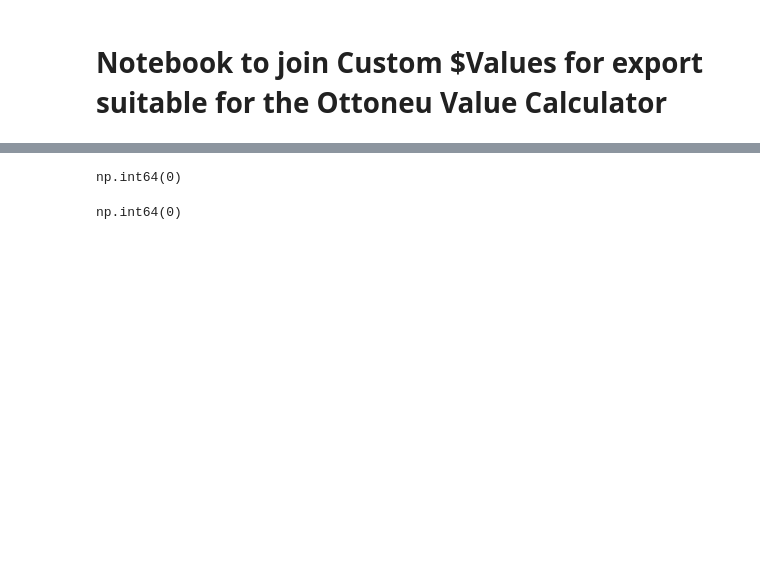
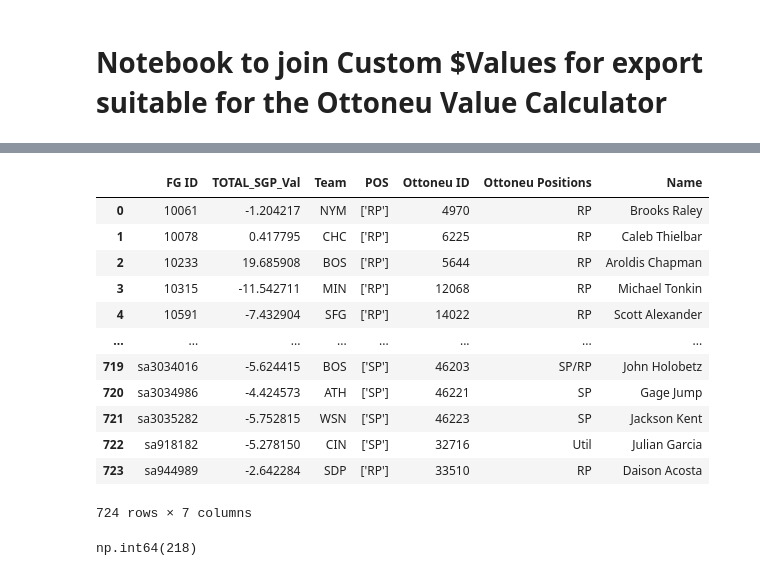
Before and after one commit to chmartin/Ottoneu_Baseball_Projects, a Jupyter notebook: Projection_Exports/Imaginary_Hammers_Ottoneu_Value_calculator.ipynb, the cells around one changed output, grey strips where cells are left out. Drawn from its saved outputs; the diff is of its cells as text; code cells hidden in the pictures; blank space fills up the shorter version.

Commit message:
Add FG Auction Calculator, Vibbot ATC Proj. and updates.

```diff
--- a/Projection_Exports/Imaginary_Hammers_Ottoneu_Value_calculator.ipynb
+++ b/Projection_Exports/Imaginary_Hammers_Ottoneu_Value_calculator.ipynb
@@ -63,0 +49,4 @@ Pitcher_Proj_df.rename(columns={
+# %%
+Player_ID_Map_df['FG ID'] = Player_ID_Map_df['FG ID'].astype(str)
+# %%
+Player_ID_Map_df['FG ID'] = Player_ID_Map_df['FG ID'].fillna(Player_ID_Map_df['FG Minor ID'])
@@ -64 +75,3 @@ Pitcher_Proj_df.rename(columns={
+# %%
+Player_ID_Map_df['FG ID'] = Player_ID_Map_df['FG ID'].str.strip('.0')
 # %%
@@ -66,2 +89,2 @@ Hitter_merge = Hitter_Proj_df[['IDFANGRAPHS','TOTAL_SGP_Val']].merge(Player_ID_M
 # %%
-Pitcher_merge = Pitcher_Proj_df[['IDFANGRAPHS','TOTAL_SGP_Val']].merge(Player_ID_Map_df[['IDFANGRAPHS','OTTONEUID','POS','FANGRAPHSNAME','PLAYERNAME','TEAM']],how='inner')
+Pitcher_merge = Pitcher_Proj_df[['FG ID','TOTAL_SGP_Val','Team','POS']].merge(Player_ID_Map_df[['FG ID','Ottoneu ID','Ottoneu Positions','Name']],how='inner')
@@ -68,11 +115,23 @@ Pitcher_merge = Pitcher_Proj_df[['IDFANGRAPHS','TOTAL_SGP_Val']].merge(Player_ID
+# %%
+Pitcher_merge
+# %% [output]
+|  | FG ID | TOTAL_SGP_Val | Team | POS | Ottoneu ID | Ottoneu Positions | Name |
+| 0 | 10061 | -1.204217 | NYM | ['RP'] | 4970 | RP | Brooks Raley |
+| 1 | 10078 | 0.417795 | CHC | ['RP'] | 6225 | RP | Caleb Thielbar |
+| 2 | 10233 | 19.685908 | BOS | ['RP'] | 5644 | RP | Aroldis Chapman |
+| 3 | 10315 | -11.542711 | MIN | ['RP'] | 12068 | RP | Michael Tonkin |
+| 4 | 10591 | -7.432904 | SFG | ['RP'] | 14022 | RP | Scott Alexander |
+| ... | ... | ... | ... | ... | ... | ... | ... |
+| 719 | sa3034016 | -5.624415 | BOS | ['SP'] | 46203 | SP/RP | John Holobetz |
+| 720 | sa3034986 | -4.424573 | ATH | ['SP'] | 46221 | SP | Gage Jump |
+| 721 | sa3035282 | -5.752815 | WSN | ['SP'] | 46223 | SP | Jackson Kent |
+| 722 | sa918182 | -5.278150 | CIN | ['SP'] | 32716 | Util | Julian Garcia |
+| 723 | sa944989 | -2.642284 | SDP | ['RP'] | 33510 | RP | Daison Acosta |
+724 rows × 7 columns
 # %%
-Hitter_merge[(Hitter_merge['FANGRAPHSNAME'].isna()) & (Hitter_merge['TOTAL_SGP_Val'] > -1.)]['TOTAL_SGP_Val'].count()
+Hitter_merge[(Hitter_merge['TOTAL_SGP_Val'] > -1.)]['TOTAL_SGP_Val'].count()
 # %% [output]
-np.int64(0)
+np.int64(218)
-# %%
-Pitcher_merge[(Pitcher_merge['FANGRAPHSNAME'].isna()) & (Pitcher_merge['TOTAL_SGP_Val'] > -1.)]['TOTAL_SGP_Val'].count()
-# %% [output]
-np.int64(0)
 # %%
 Hitter_merge[(Hitter_merge['TOTAL_SGP_Val'] >= 1.)]['TOTAL_SGP_Val'].sum()
 # %% [output]
```
Also changed, not shown: parts of 26 cells of this notebook, 20 other files.
